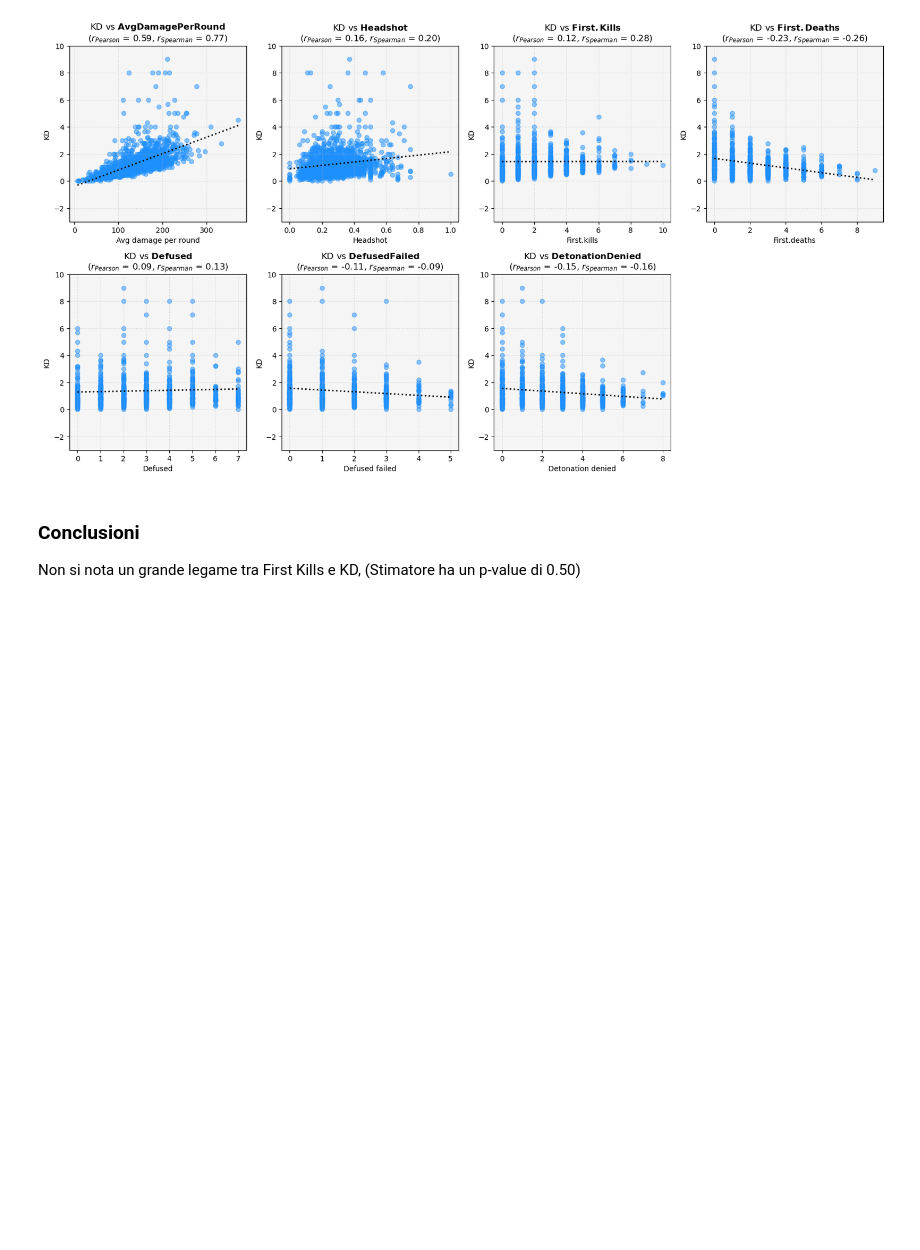
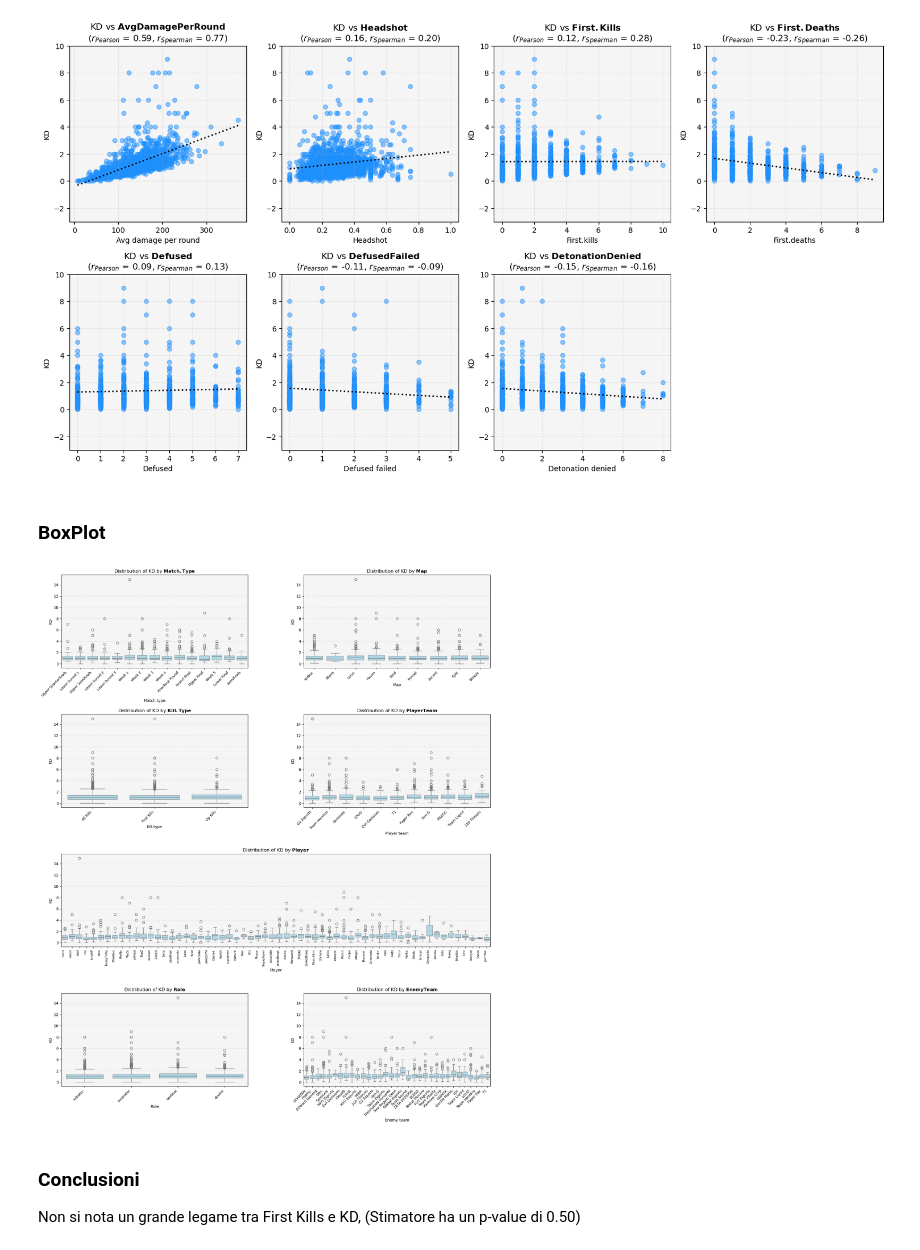
Before and after one commit to Spampa/progetto-valorant, a Jupyter notebook: 3. Caso di studio.ipynb, the cells around one changed output. Drawn from its saved outputs; the diff is of its cells as text; code cells hidden in the pictures; blank space fills up the shorter version.

```diff
--- a/3. Caso di studio.ipynb
+++ b/3. Caso di studio.ipynb
@@ -358,6 +319,72 @@ for j in range(i + 1, nrows * ncols):
     fig.delaxes(axes[j])
 # %% [output]
 [figure]
+# %% [markdown]
+### BoxPlot
+# %%
+# layout per boxplot delle variabili categoriche
+ncols = 2
+nrows = 4
+fig = plt.figure(figsize=(20, nrows * 6))
+gs = fig.add_gridspec(nrows, ncols, hspace=0.5, wspace=0.3)
+
+subplot_idx = 0
+
+for i, variable_i in enumerate(categorical_columns):
+    if variable_i == "Player":
+        if subplot_idx % ncols != 0:
+            subplot_idx += 1
+
+        current_row = subplot_idx // ncols
+        if current_row < nrows:
+            ax = fig.add_subplot(gs[current_row, :])
+            subplot_idx += 2
+        else: continue
+    else:
+        current_row = subplot_idx // ncols
+        current_col = subplot_idx % ncols
+        if current_row < nrows:
+            ax = fig.add_subplot(gs[current_row, current_col])
+            subplot_idx += 1
+        else: continue
+
+    # --- BOXPLOT ---
+    sns.boxplot(
+        data = data.to_pandas(),
+        x = variable_i,
+        y = "KD",
+        color = "skyblue",
+        boxprops = dict(alpha=0.7),
+        ax = ax
+    )
+
+    # --- labels ---
+    ax.set(
+        xlabel = variable_i.capitalize().replace("_", " "),
+        ylabel = "KD",
+        facecolor = "whitesmoke"
+    )
+    ax.grid(
+        ls = ":",
+        alpha = .5,
+        axis = 'y'
+    )
+    ax.set_title(
+        f"Distribution of KD by $\\mathbf{{{variable_i}}}$",
+        fontsize = 12
+    )
+
+    if variable_i == "Player":
+        ax.tick_params(axis='x', rotation=90, labelsize=8)
+    else:
+        ax.tick_params(axis='x', rotation=45, labelsize=9)
+
+    plt.setp(ax.get_xticklabels(), ha='right')
+
+plt.tight_layout()
+plt.show()
+# %% [output]
+[figure, added]
 # %% [markdown]
 ### Conclusioni
 Non si nota un grande legame tra First Kills e KD, (Stimatore ha un p-value di 0.50)
```
Also changed, not shown: parts of 13 cells of this notebook, 1 other file.
